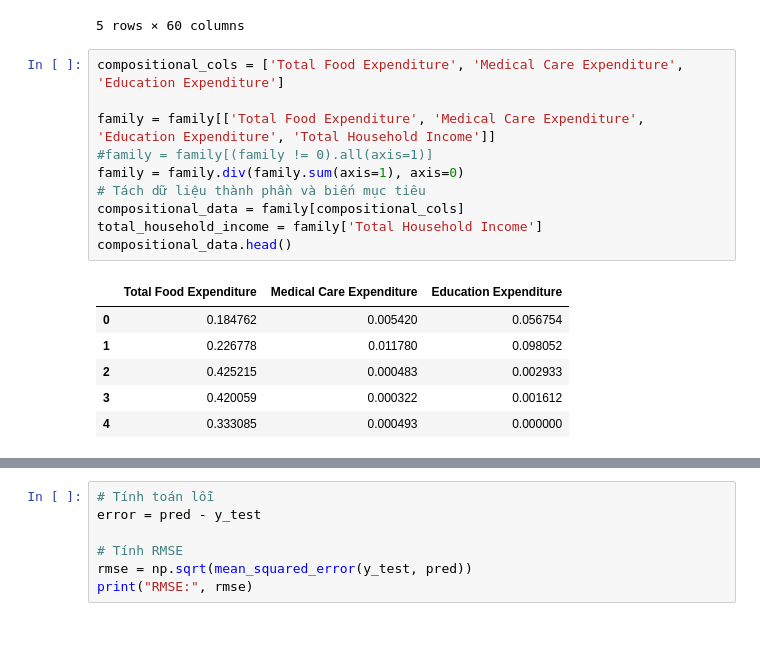
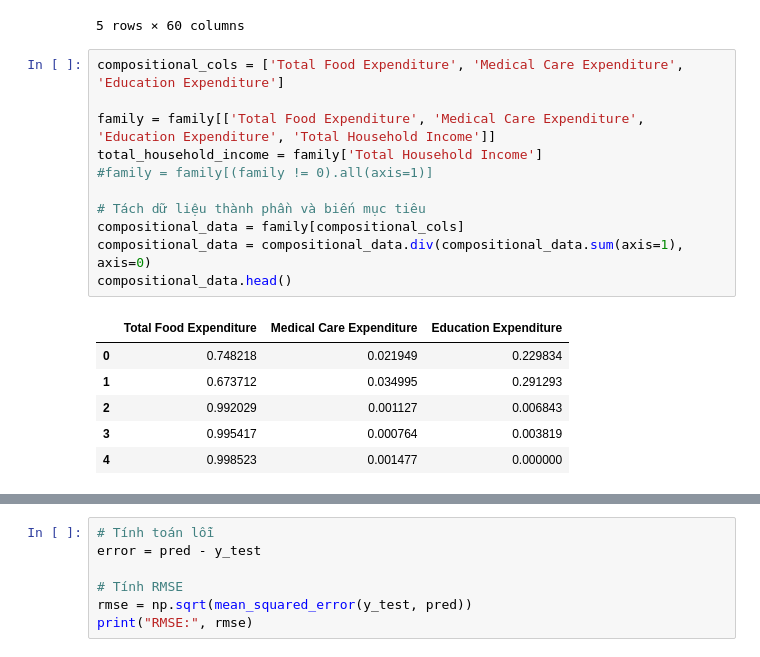
Before and after one commit to leonadoMacrus/final01, a Jupyter notebook: family3.ipynb, the cells around one changed output, grey strips where cells are left out. Saved outputs shown, nothing was run; the diff lists cells and outputs as text.

```diff
--- a/final copy 3.ipynb
+++ b/family3.ipynb
@@ -23,17 +23,18 @@ family.head()
 # %%
 compositional_cols = ['Total Food Expenditure', 'Medical Care Expenditure', 'Education Expenditure']
 
 family = family[['Total Food Expenditure', 'Medical Care Expenditure', 'Education Expenditure', 'Total Household Income']]
+total_household_income = family['Total Household Income']
 #family = family[(family != 0).all(axis=1)]
-family = family.div(family.sum(axis=1), axis=0)
+
 # Tách dữ liệu thành phần và biến mục tiêu
 compositional_data = family[compositional_cols]
-total_household_income = family['Total Household Income']
+compositional_data = compositional_data.div(compositional_data.sum(axis=1), axis=0)
 compositional_data.head()
 # %% [output]
 |  | Total Food Expenditure | Medical Care Expenditure | Education Expenditure |
-| 0 | 0.184762 | 0.005420 | 0.056754 |
-| 1 | 0.226778 | 0.011780 | 0.098052 |
-| 2 | 0.425215 | 0.000483 | 0.002933 |
-| 3 | 0.420059 | 0.000322 | 0.001612 |
-| 4 | 0.333085 | 0.000493 | 0.000000 |
+| 0 | 0.748218 | 0.021949 | 0.229834 |
+| 1 | 0.673712 | 0.034995 | 0.291293 |
+| 2 | 0.992029 | 0.001127 | 0.006843 |
+| 3 | 0.995417 | 0.000764 | 0.003819 |
+| 4 | 0.998523 | 0.001477 | 0.000000 |
```
Also changed, not shown: parts of 6 cells of this notebook, 6 other files.
